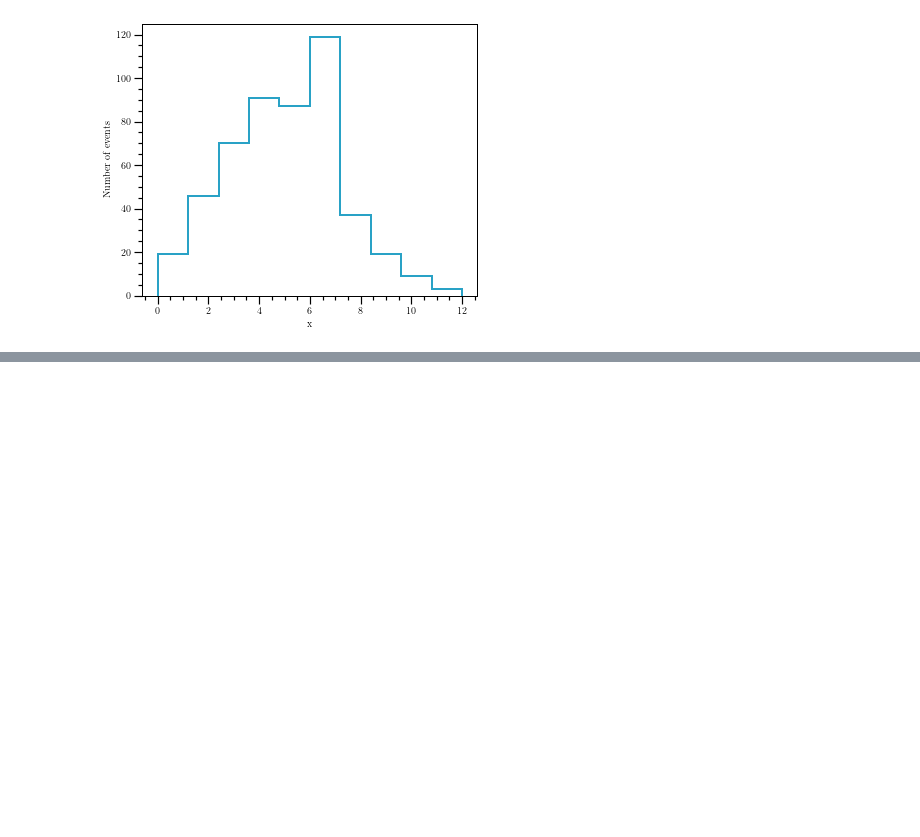
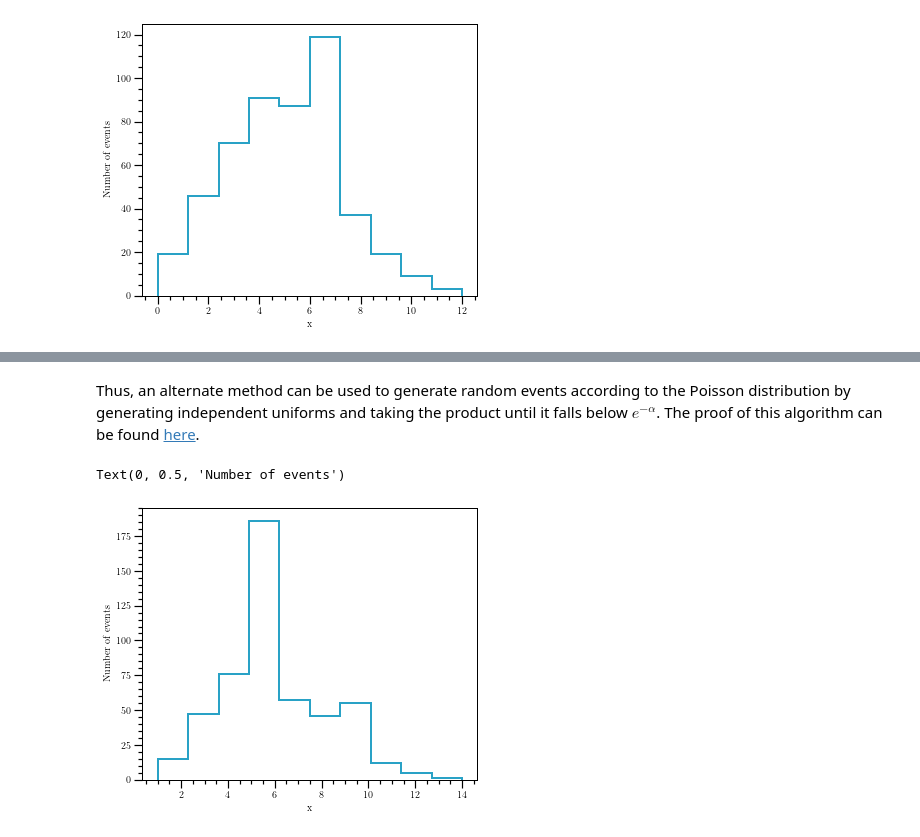
Before and after one commit to Harvard-Neutrino/Neutrino-Sky-Power-Spectrum, a Jupyter notebook: GeneratingRandomEvents.ipynb, the cells around one changed output, grey strips where cells are left out. Cells and saved outputs as stored; diff of their text form; code cells hidden in the pictures; blank space fills up the shorter version.

```diff
--- a/GeneratingRandomEvents.ipynb
+++ b/GeneratingRandomEvents.ipynb
@@ -107,0 +119,25 @@ Text(0, 0.5, 'Number of events')
+# %% [markdown]
+Thus, an alternate method can be used to generate random events according to the Poisson distribution by generating independent uniforms and taking the product until it falls below $ e^{-\alpha} $. The proof of this algorithm can be found [here](http://www.columbia.edu/~ks20/4404-Sigman/4404-Notes-ITM.pdf).
+# %%
+import math
+def gen_poisson(trials):
+    values = []
+    for i in range(trials):
+        exp_rate = 5
+        x = 0
+        p = 1
+        while p >= math.exp(-exp_rate):
+            u = np.random.rand(1)
+            p = u * p
+            x += 1
+        values.append(x)
+    return np.array(values)
+
+pr_poisson = gen_poisson(500)
+fig = plt.figure(figsize = (6,5))
+plt.hist(pr_poisson,bins = 10,histtype = "step")
+plt.xlabel('x')
+plt.ylabel("Number of events")
+# %% [output]
+Text(0, 0.5, 'Number of events')
+[figure, added]
```
Also changed, not shown: parts of 2 cells of this notebook.
